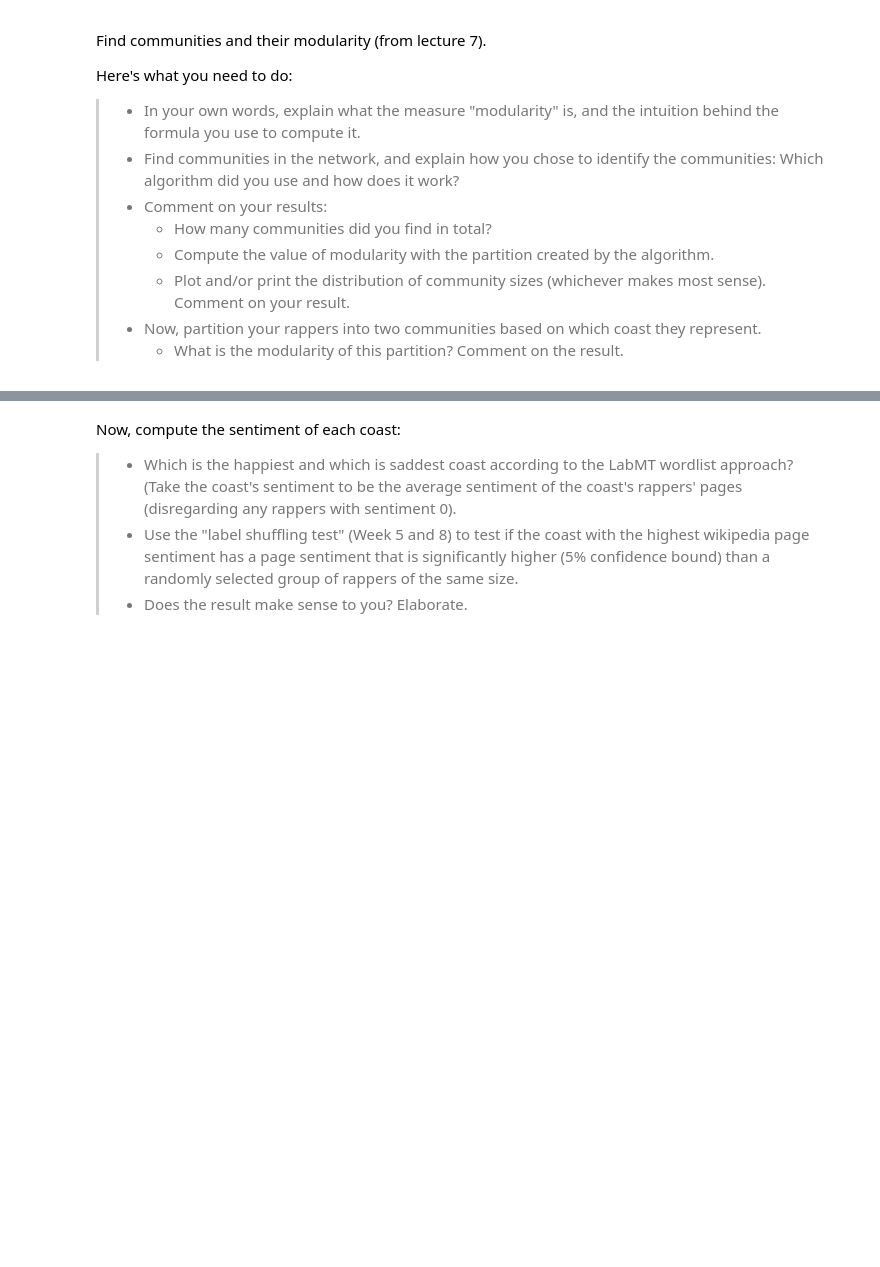
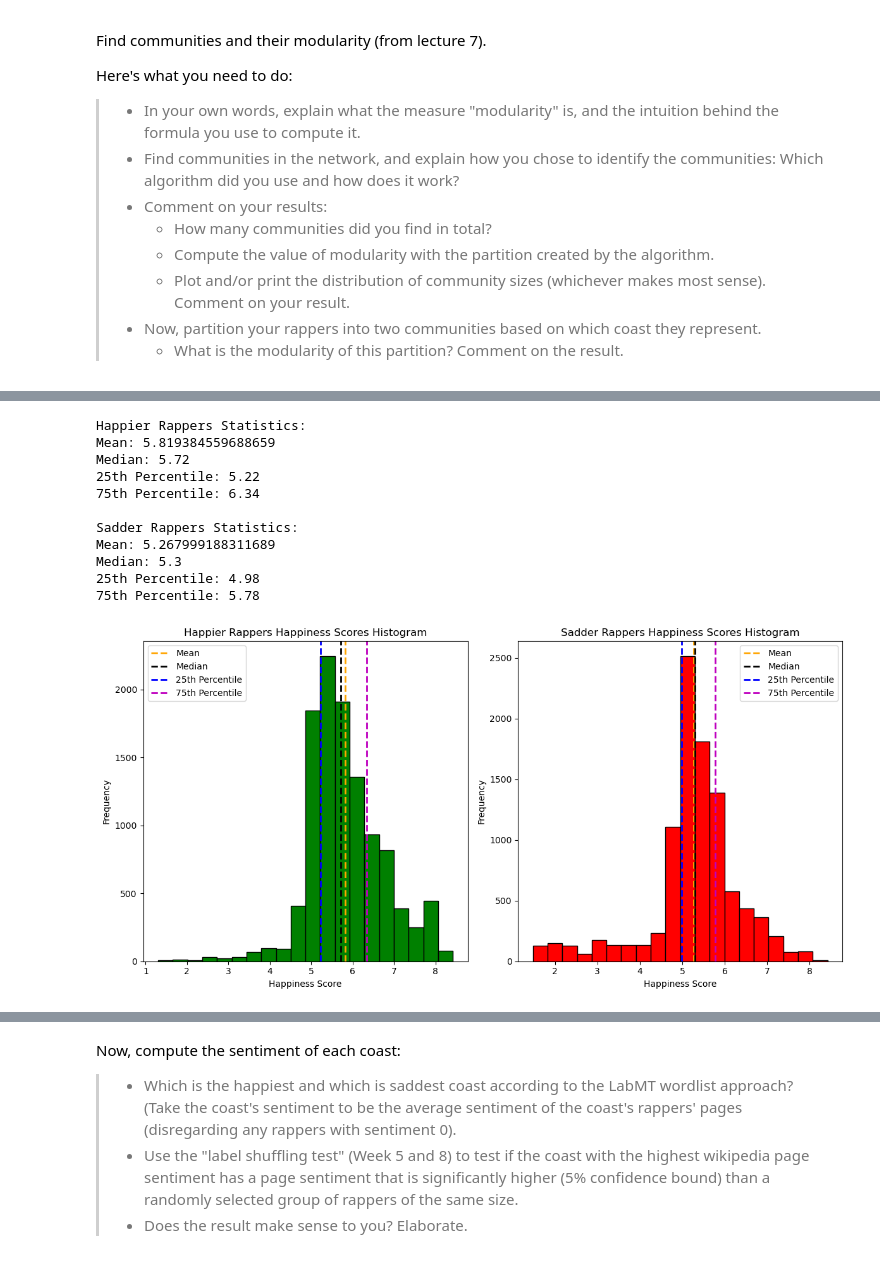
Before and after one commit to Linkschris/Assignment, a Jupyter notebook: Assignment2_jonas.ipynb, the cells around one changed output, grey strips where cells are left out. Cells and saved outputs as stored; diff of their text form; code cells hidden in the pictures; blank space fills up the shorter version.

```diff
--- a/Assignment2_jonas.ipynb
+++ b/Assignment2_jonas.ipynb
@@ -630 +657,81 @@ plt.show()
+# %%
+import numpy as np
+import matplotlib.pyplot as plt
+
+# Your existing code for creating the histograms
+# ...
+
+# Calculate the mean, median, and percentiles for happy_scores and sad_scores
+mean_happy = np.mean(happy_scores)
+median_happy = np.median(happy_scores)
+percentiles_happy = np.percentile(happy_scores, [25, 75])
+
+mean_sad = np.mean(sad_scores)
+median_sad = np.median(sad_scores)
+percentiles_sad = np.percentile(sad_scores, [25, 75])
+
+# Print the statistics for happier rappers
+print("Happier Rappers Statistics:")
+print(f"Mean: {mean_happy}")
+print(f"Median: {median_happy}")
+print(f"25th Percentile: {percentiles_happy[0]}")
+print(f"75th Percentile: {percentiles_happy[1]}")
+
+# Create two histograms
+plt.figure(figsize=(12, 6))
+
+# Happier happiness scores histogram
+plt.subplot(1, 2, 1)
+plt.hist(happy_scores, bins=20, edgecolor='black', color='green')
+plt.title("Happier Rappers Happiness Scores Histogram")
+plt.xlabel("Happiness Score")
+plt.ylabel("Frequency")
+
+# Add vertical lines for mean, median, and percentiles for happy_scores
+plt.axvline(mean_happy, color='orange', linestyle='dashed', linewidth=2, label='Mean')
+plt.axvline(median_happy, color='black', linestyle='dashed', linewidth=2, label='Median')
+plt.axvline(percentiles_happy[0], color='b', linestyle='dashed', linewidth=2, label='25th Percentile')
+plt.axvline(percentiles_happy[1], color='m', linestyle='dashed', linewidth=2, label='75th Percentile')
+
+# Display a legend
+plt.legend()
+
+# Print the statistics for sadder rappers
+print("\nSadder Rappers Statistics:")
+print(f"Mean: {mean_sad}")
+print(f"Median: {median_sad}")
+print(f"25th Percentile: {percentiles_sad[0]}")
+print(f"75th Percentile: {percentiles_sad[1]}")
+
+# Sad happiness scores histogram
+plt.subplot(1, 2, 2)
+plt.hist(sad_scores, bins=20, edgecolor='black', color='red')
+plt.title("Sadder Rappers Happiness Scores Histogram")
+plt.xlabel("Happiness Score")
+plt.ylabel("Frequency")
+
+# Add vertical lines for mean, median, and percentiles for sad_scores
+plt.axvline(mean_sad, color='orange', linestyle='dashed', linewidth=2, label='Mean')
+plt.axvline(median_sad, color='black', linestyle='dashed', linewidth=2, label='Median')
+plt.axvline(percentiles_sad[0], color='b', linestyle='dashed', linewidth=2, label='25th Percentile')
+plt.axvline(percentiles_sad[1], color='m', linestyle='dashed', linewidth=2, label='75th Percentile')
+
+# Display a legend
+plt.legend()
+
+plt.tight_layout()
+plt.show()
+# %% [output]
+Happier Rappers Statistics:
+Mean: 5.819384559688659
+Median: 5.72
+25th Percentile: 5.22
+75th Percentile: 6.34
+
+Sadder Rappers Statistics:
+Mean: 5.267999188311689
+Median: 5.3
+25th Percentile: 4.98
+75th Percentile: 5.78
+[figure, added]
 # %% [markdown]
```
Also changed, not shown: parts of 14 cells of this notebook, 1 other file.
